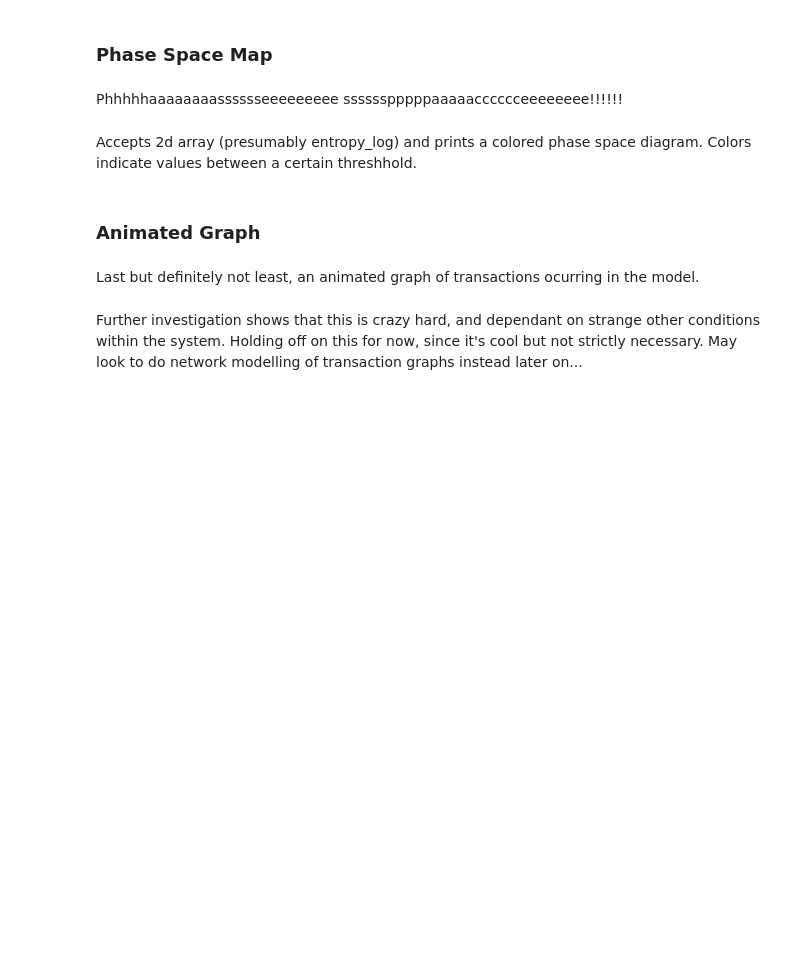
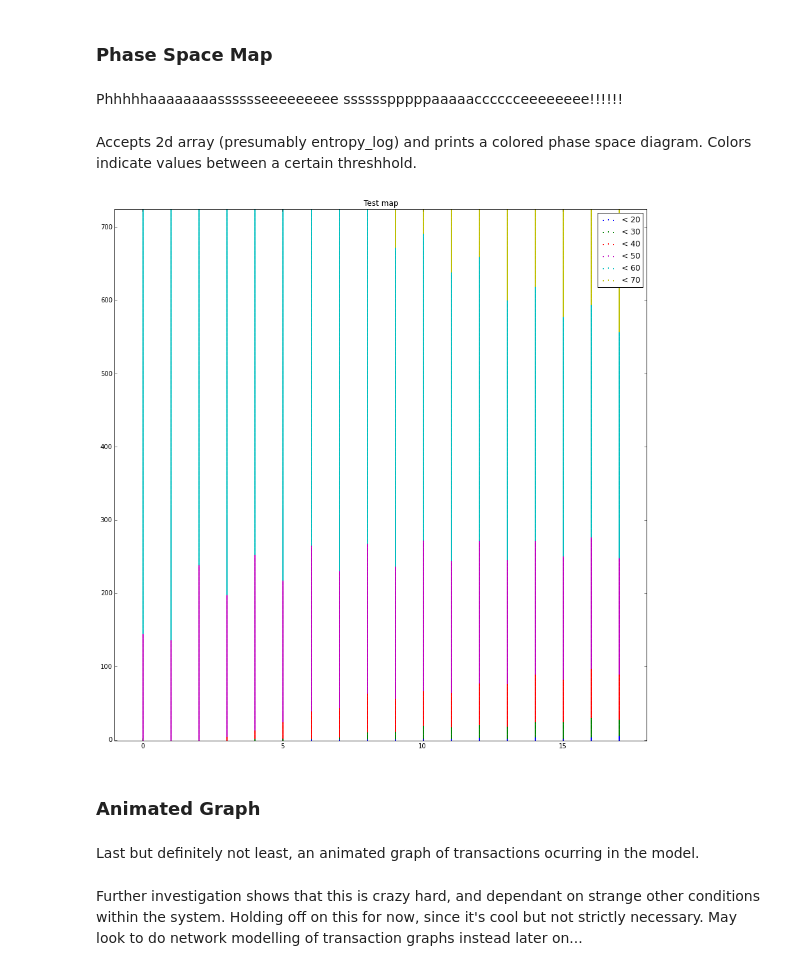
Before and after one commit to davidgljay/relmodels, a Jupyter notebook: Relnetwork 1.0.ipynb, the cells around one changed output. Cells and saved outputs as stored; diff of their text form; code cells hidden in the pictures; blank space fills up the shorter version.

```diff
--- a/Relnetwork 1.0.ipynb
+++ b/Relnetwork 1.0.ipynb
@@ -286,9 +293,11 @@ def phasespacemap(values, dividers, title="", sort = True):
     plt.show()
 # %%
 l = Landscape(40, 50, test_vars)
-logs = l.run(200)
+logs = l.run(20)
 dividers=[i*10 for i in xrange(0,10)]
 phasespacemap(logs["entropy_log"], dividers, "Test map")
+# %% [output]
+[figure, added]
 # %% [markdown]
 ### Animated Graph
 # %% [markdown]
```
Also changed, not shown: parts of 12 cells of this notebook.
